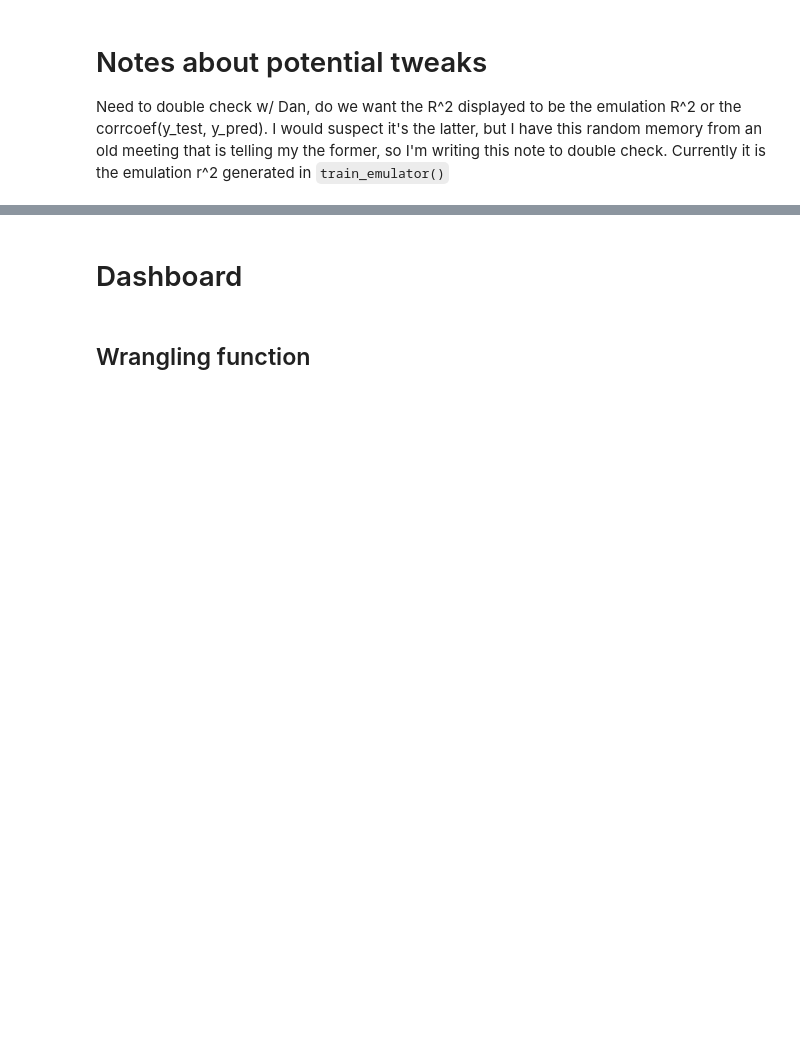
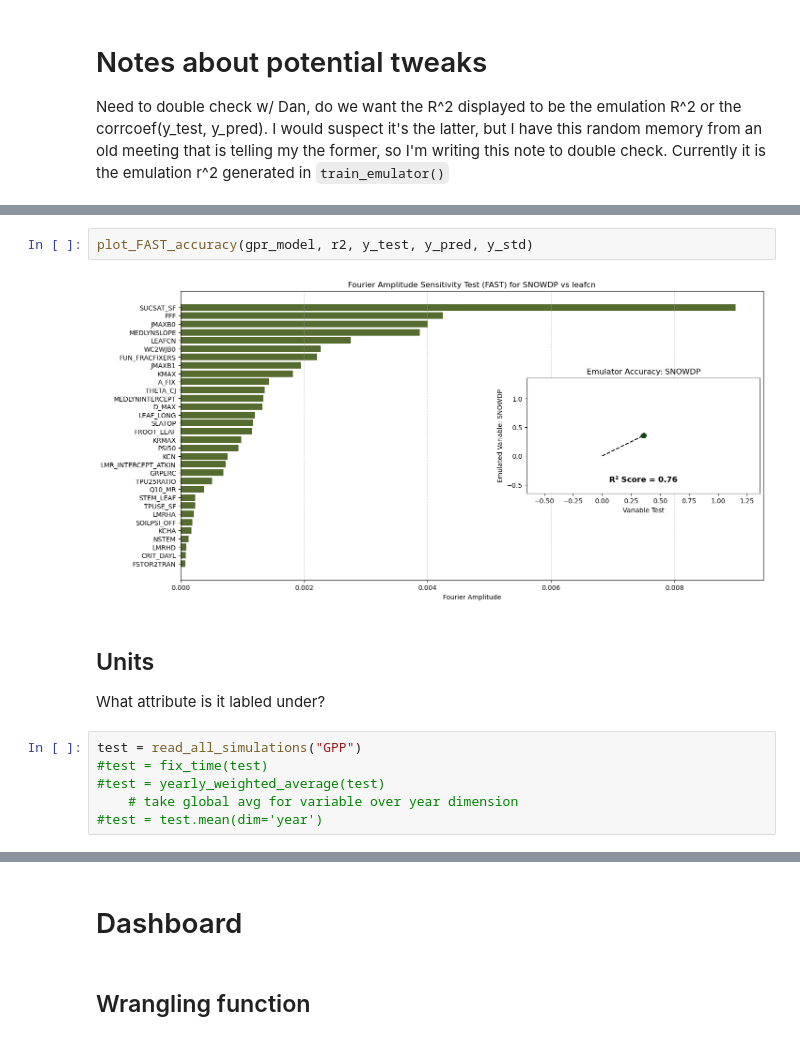
Before and after one commit to GaiaFuture/Prototype, a Jupyter notebook: GRP_Dashboard_Widgets.ipynb, the cells around one changed output, grey strips where cells are left out. Cells and saved outputs as stored; diff of their text form; blank space fills up the shorter version.

```diff
--- a/GRP_Dashboard_Widgets.ipynb
+++ b/GRP_Dashboard_Widgets.ipynb
@@ -57,0 +192,13 @@ plot_FAST_accuracy(gpr_model, r2, y_test, y_pred, y_std)
+# %%
+plot_FAST_accuracy(gpr_model, r2, y_test, y_pred, y_std)
+# %% [output]
+[figure, added]
+# %% [markdown]
+## Units
+What attribute is it labled under?
+# %%
+test = read_all_simulations("GPP")
+#test = fix_time(test)
+#test = yearly_weighted_average(test)
+    # take global avg for variable over year dimension
+#test = test.mean(dim='year')
```
Also changed, not shown: parts of 15 cells of this notebook, 29 other files.
